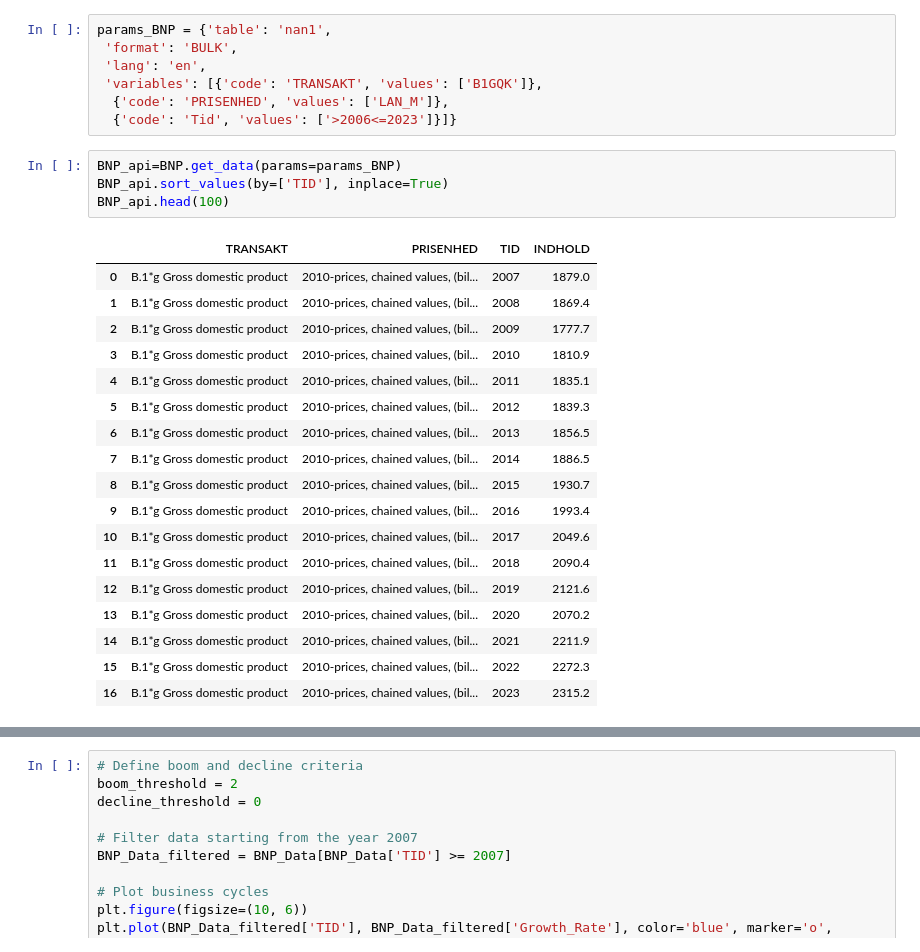
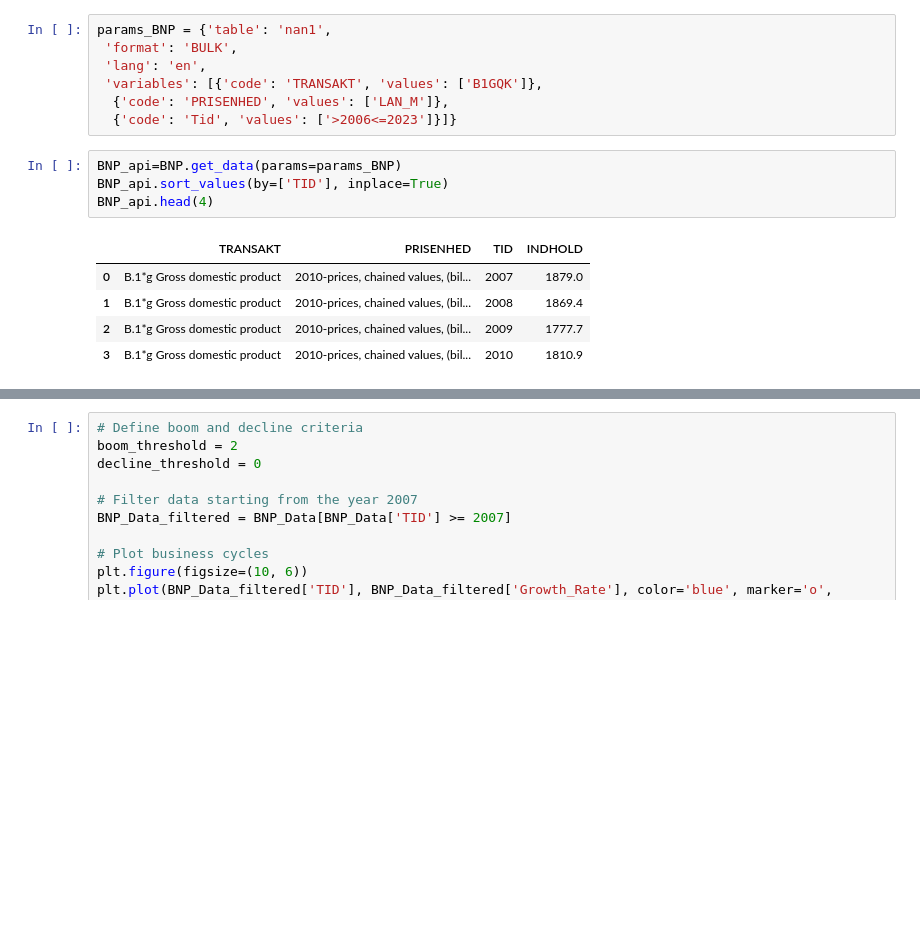
Before and after one commit to NumEconCopenhagen/projects-2024-andy-og-birdy, a Jupyter notebook: dataproject/dataproject.ipynb, the cells around one changed output, grey strips where cells are left out. Drawn from its saved outputs; the diff is of its cells as text; blank space fills up the shorter version.

```diff
--- a/dataproject/dataproject.ipynb
+++ b/dataproject/dataproject.ipynb
@@ -224,26 +147,13 @@ params_BNP = {'table': 'nan1',
 # %%
 BNP_api=BNP.get_data(params=params_BNP)
 BNP_api.sort_values(by=['TID'], inplace=True)
-BNP_api.head(100)
+BNP_api.head(4)
 # %% [output]
 |  | TRANSAKT | PRISENHED | TID | INDHOLD |
 | 0 | B.1*g Gross domestic product | 2010-prices, chained values, (bil... | 2007 | 1879.0 |
 | 1 | B.1*g Gross domestic product | 2010-prices, chained values, (bil... | 2008 | 1869.4 |
 | 2 | B.1*g Gross domestic product | 2010-prices, chained values, (bil... | 2009 | 1777.7 |
 | 3 | B.1*g Gross domestic product | 2010-prices, chained values, (bil... | 2010 | 1810.9 |
-| 4 | B.1*g Gross domestic product | 2010-prices, chained values, (bil... | 2011 | 1835.1 |
-| 5 | B.1*g Gross domestic product | 2010-prices, chained values, (bil... | 2012 | 1839.3 |
-| 6 | B.1*g Gross domestic product | 2010-prices, chained values, (bil... | 2013 | 1856.5 |
-| 7 | B.1*g Gross domestic product | 2010-prices, chained values, (bil... | 2014 | 1886.5 |
-| 8 | B.1*g Gross domestic product | 2010-prices, chained values, (bil... | 2015 | 1930.7 |
-| 9 | B.1*g Gross domestic product | 2010-prices, chained values, (bil... | 2016 | 1993.4 |
-| 10 | B.1*g Gross domestic product | 2010-prices, chained values, (bil... | 2017 | 2049.6 |
-| 11 | B.1*g Gross domestic product | 2010-prices, chained values, (bil... | 2018 | 2090.4 |
-| 12 | B.1*g Gross domestic product | 2010-prices, chained values, (bil... | 2019 | 2121.6 |
-| 13 | B.1*g Gross domestic product | 2010-prices, chained values, (bil... | 2020 | 2070.2 |
-| 14 | B.1*g Gross domestic product | 2010-prices, chained values, (bil... | 2021 | 2211.9 |
-| 15 | B.1*g Gross domestic product | 2010-prices, chained values, (bil... | 2022 | 2272.3 |
-| 16 | B.1*g Gross domestic product | 2010-prices, chained values, (bil... | 2023 | 2315.2 |
 # %%
 BNP_Data = BNP_api.copy()
 
```
Also changed, not shown: parts of 20 cells of this notebook, 1 other file.
